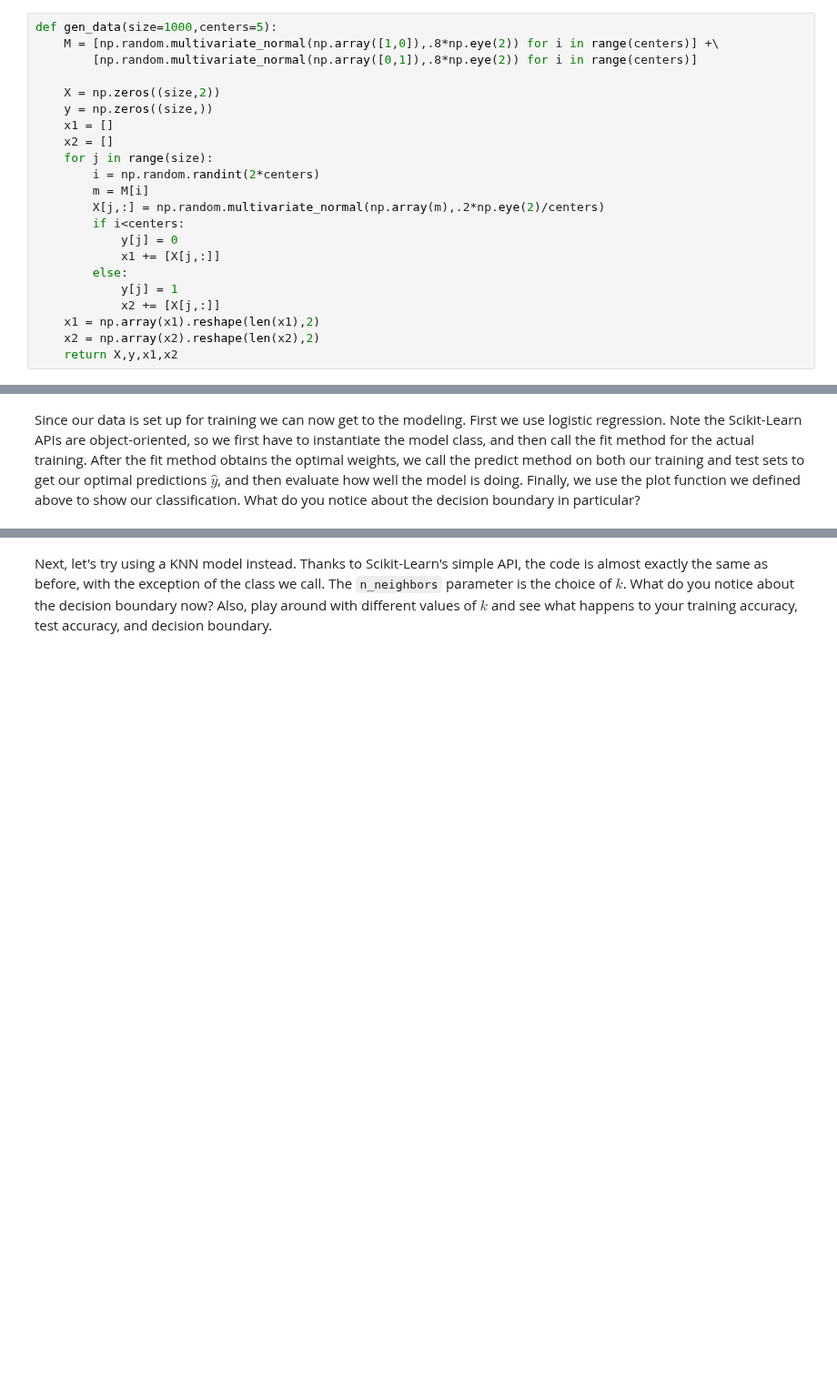
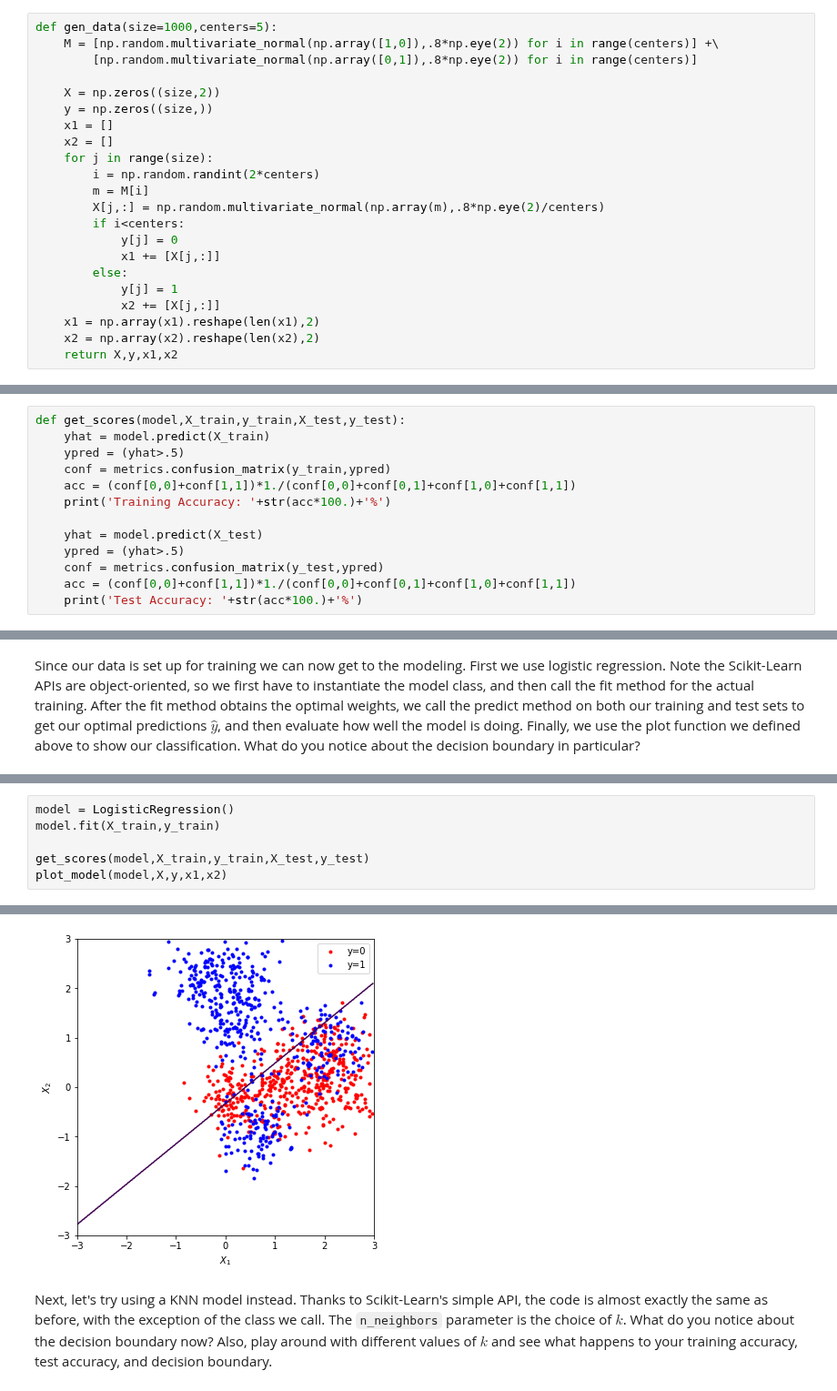
Before and after one commit to rkingery/ml_tutorials, a Jupyter notebook: supervised_learning.ipynb, the cells around one changed output, grey strips where cells are left out. Shown at 91% size. Cells and saved outputs as stored; diff of their text form; blank space fills up the shorter version.

```diff
--- a/supervised_learning.ipynb
+++ b/supervised_learning.ipynb
@@ -25,7 +27,7 @@ def gen_data(size=1000,centers=5):
     for j in range(size):
         i = np.random.randint(2*centers)
         m = M[i]
-        X[j,:] = np.random.multivariate_normal(np.array(m),.2*np.eye(2)/centers)
+        X[j,:] = np.random.multivariate_normal(np.array(m),.8*np.eye(2)/centers)
         if i<centers:
             y[j] = 0
             x1 += [X[j,:]]
@@ -56,3 +60,16 @@ def plot_model(model,X,y,x1,x2):
+# %%
+def get_scores(model,X_train,y_train,X_test,y_test):
+    yhat = model.predict(X_train)
+    ypred = (yhat>.5)
+    conf = metrics.confusion_matrix(y_train,ypred)
+    acc = (conf[0,0]+conf[1,1])*1./(conf[0,0]+conf[0,1]+conf[1,0]+conf[1,1])
+    print('Training Accuracy: '+str(acc*100.)+'%')
+
+    yhat = model.predict(X_test)
+    ypred = (yhat>.5)
+    conf = metrics.confusion_matrix(y_test,ypred)
+    acc = (conf[0,0]+conf[1,1])*1./(conf[0,0]+conf[0,1]+conf[1,0]+conf[1,1])
+    print('Test Accuracy: '+str(acc*100.)+'%')
 # %% [markdown]
 Now that we've got this out of the way we can proceed with the machine learning. First, we generate the data, saving inputs into a matrix `X` and the outputs into a vector `y`. Each row of `X` is a single example and each column is a feature. This is pretty much the standard format for storing data when doing machine learning, and almost every machine learning algorithm assumes your data is stored this way. We also store two more arrays `x1` and `x2` that separates the input data by label, just for plotting purposes.
 
@@ -85,0 +82,7 @@ Test Accuracy: 79.0%
+# %%
+model = LogisticRegression()
+model.fit(X_train,y_train)
+
+get_scores(model,X_train,y_train,X_test,y_test)
+plot_model(model,X,y,x1,x2)
+# %% [output]
@@ -86,2 +91,3 @@ Test Accuracy: 79.0%
+[figure, added]
 # %% [markdown]
 Next, let's try using a KNN model instead. Thanks to Scikit-Learn's simple API, the code is almost exactly the same as before, with the exception of the class we call. The `n_neighbors` parameter is the choice of $k$. What do you notice about the decision boundary now? Also, play around with different values of $k$ and see what happens to your training accuracy, test accuracy, and decision boundary.
```
Also changed, not shown: parts of 12 cells of this notebook, 1 other file.
